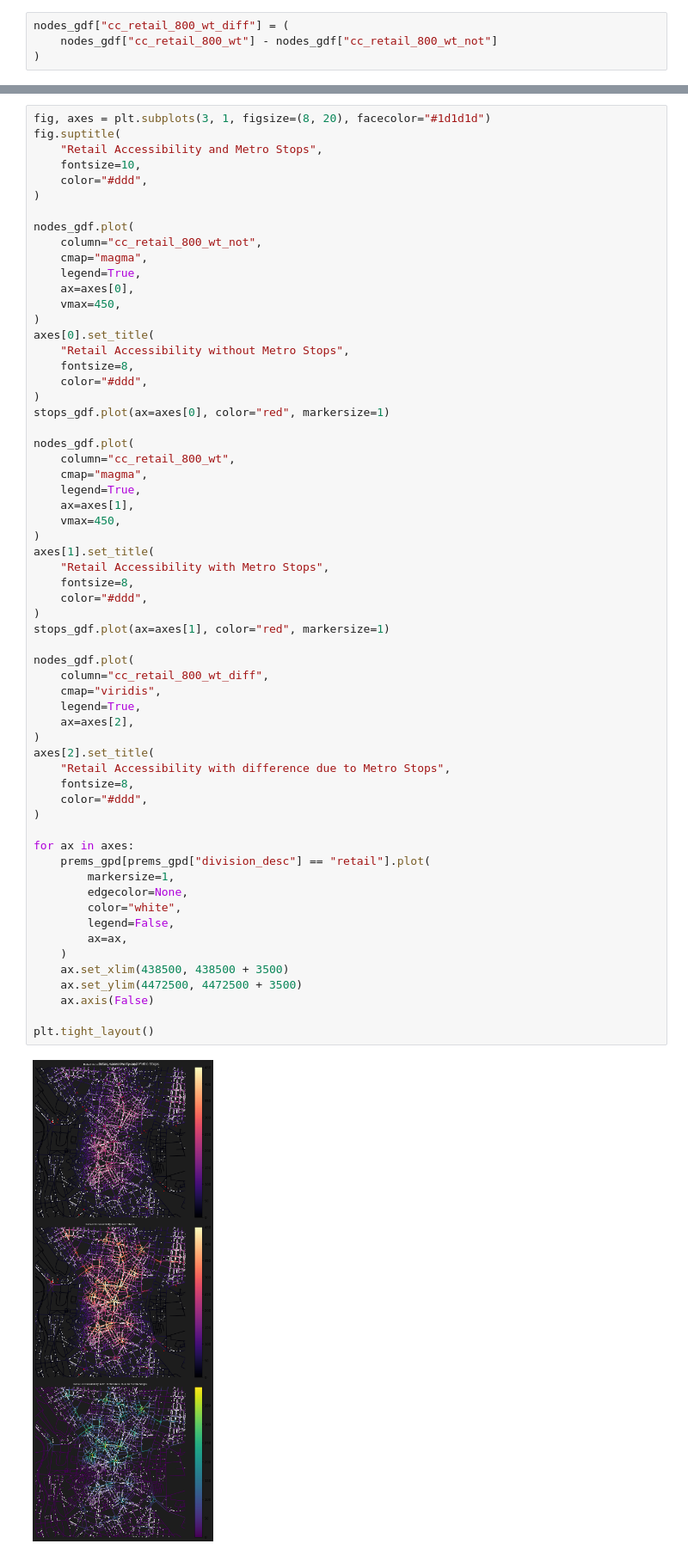
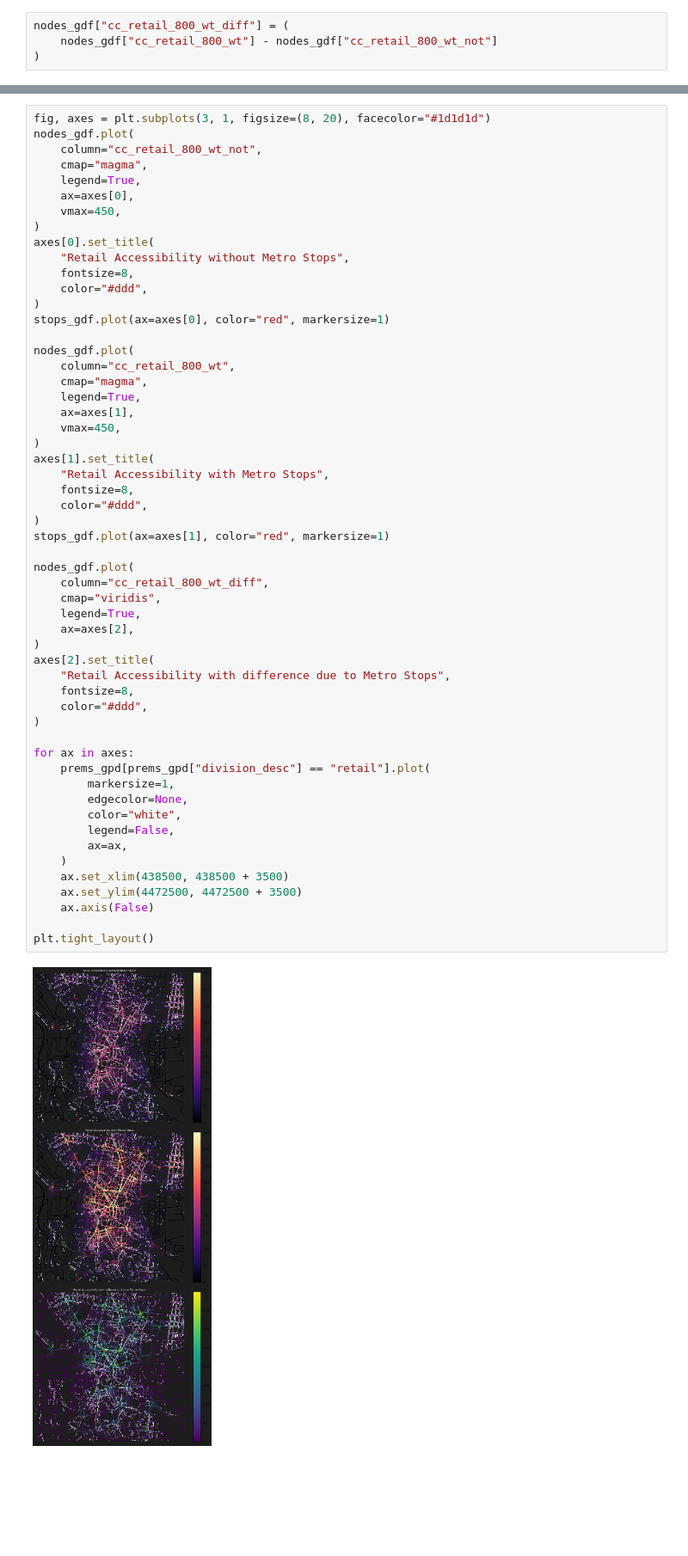
Before and after one commit to benchmark-urbanism/cityseer-examples, a Jupyter notebook: recipes/accessibility/accessibility_metro.ipynb, the cells around one changed output, grey strips where cells are left out. Shown at 86% size. Saved outputs shown, nothing was run; the diff lists cells and outputs as text; blank space fills up the shorter version.

```diff
--- a/recipes/accessibility/accessibility_metro.ipynb
+++ b/recipes/accessibility/accessibility_metro.ipynb
@@ -148,11 +119,5 @@ Let's plot a selection of distance thresholds for each of the computed measures.
 # %%
 fig, axes = plt.subplots(3, 1, figsize=(8, 20), facecolor="#1d1d1d")
-fig.suptitle(
-    "Retail Accessibility and Metro Stops",
-    fontsize=10,
-    color="#ddd",
-)
-
 nodes_gdf.plot(
     column="cc_retail_800_wt_not",
     cmap="magma",
@@ -180,31 +145,31 @@ axes[1].set_title(
     color="#ddd",
 )
 stops_gdf.plot(ax=axes[1], color="red", markersize=1)
 
 nodes_gdf.plot(
     column="cc_retail_800_wt_diff",
     cmap="viridis",
     legend=True,
     ax=axes[2],
 )
 axes[2].set_title(
     "Retail Accessibility with difference due to Metro Stops",
     fontsize=8,
     color="#ddd",
 )
 
 for ax in axes:
     prems_gpd[prems_gpd["division_desc"] == "retail"].plot(
         markersize=1,
         edgecolor=None,
         color="white",
         legend=False,
         ax=ax,
     )
     ax.set_xlim(438500, 438500 + 3500)
     ax.set_ylim(4472500, 4472500 + 3500)
     ax.axis(False)
 
 plt.tight_layout()
 # %% [output]
-[figure, old version]
+[figure, new version]
```
Also changed, not shown: parts of 5 cells of this notebook, 1 other file.
